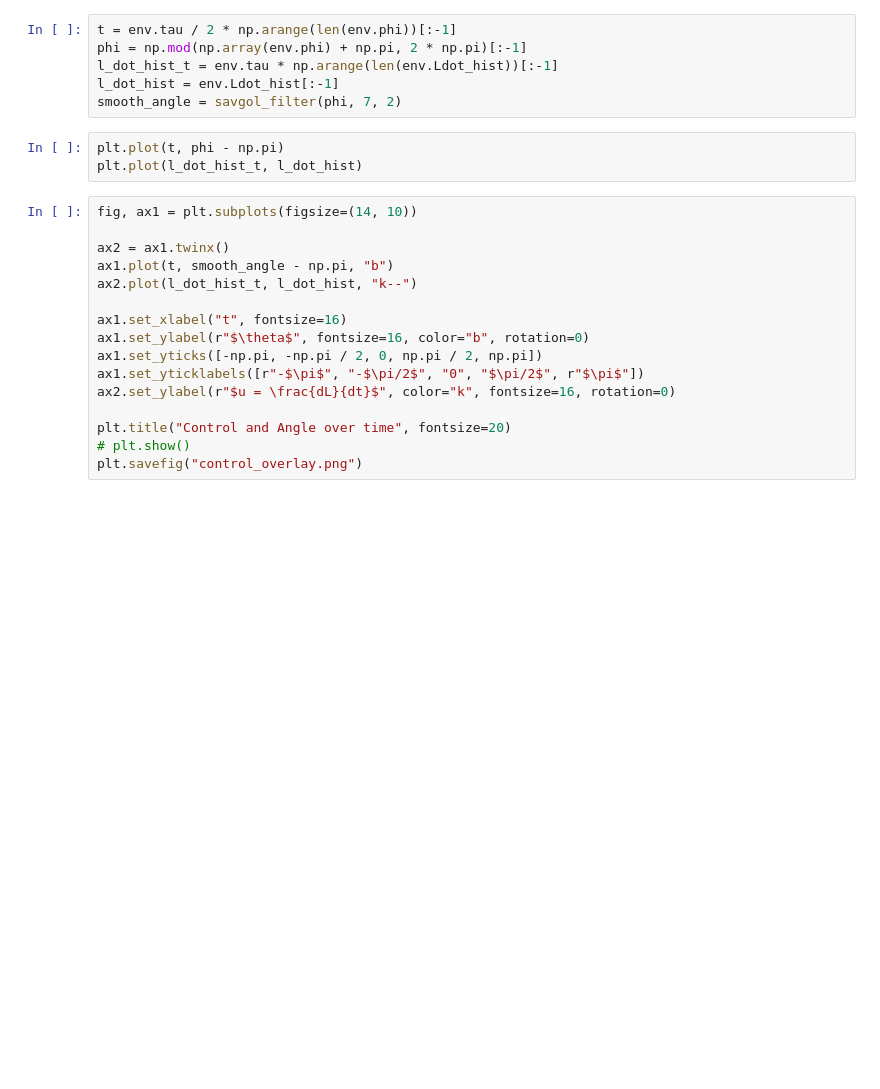
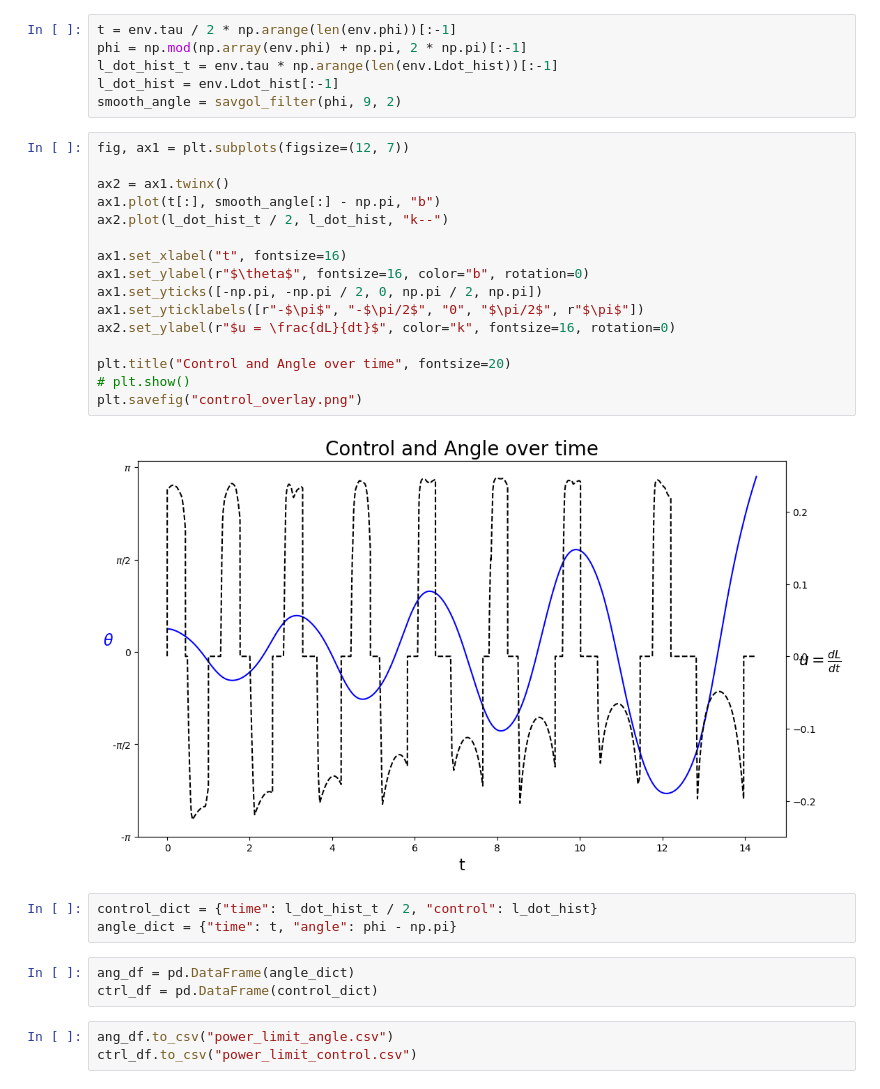
Before and after one commit to davenpi/swinging, a Jupyter notebook: code/eval_agent.ipynb, the cells around one changed output. Drawn from its saved outputs; the diff is of its cells as text; blank space fills up the shorter version.

```diff
--- a/code/eval_agent.ipynb
+++ b/code/eval_agent.ipynb
@@ -98,23 +160,31 @@ t = env.tau / 2 * np.arange(len(env.phi))[:-1]
 phi = np.mod(np.array(env.phi) + np.pi, 2 * np.pi)[:-1]
 l_dot_hist_t = env.tau * np.arange(len(env.Ldot_hist))[:-1]
 l_dot_hist = env.Ldot_hist[:-1]
-smooth_angle = savgol_filter(phi, 7, 2)
+smooth_angle = savgol_filter(phi, 9, 2)
-# %%
-plt.plot(t, phi - np.pi)
-plt.plot(l_dot_hist_t, l_dot_hist)
 # %%
-fig, ax1 = plt.subplots(figsize=(14, 10))
+fig, ax1 = plt.subplots(figsize=(12, 7))
 
 ax2 = ax1.twinx()
-ax1.plot(t, smooth_angle - np.pi, "b")
-ax2.plot(l_dot_hist_t, l_dot_hist, "k--")
+ax1.plot(t[:], smooth_angle[:] - np.pi, "b")
+ax2.plot(l_dot_hist_t / 2, l_dot_hist, "k--")
 
 ax1.set_xlabel("t", fontsize=16)
 ax1.set_ylabel(r"$\theta$", fontsize=16, color="b", rotation=0)
 ax1.set_yticks([-np.pi, -np.pi / 2, 0, np.pi / 2, np.pi])
 ax1.set_yticklabels([r"-$\pi$", "-$\pi/2$", "0", "$\pi/2$", r"$\pi$"])
 ax2.set_ylabel(r"$u = \frac{dL}{dt}$", color="k", fontsize=16, rotation=0)
 
 plt.title("Control and Angle over time", fontsize=20)
 # plt.show()
 plt.savefig("control_overlay.png")
+# %% [output]
+[figure, added]
+# %%
+control_dict = {"time": l_dot_hist_t / 2, "control": l_dot_hist}
+angle_dict = {"time": t, "angle": phi - np.pi}
+# %%
+ang_df = pd.DataFrame(angle_dict)
+ctrl_df = pd.DataFrame(control_dict)
+# %%
+ang_df.to_csv("power_limit_angle.csv")
+ctrl_df.to_csv("power_limit_control.csv")
```
Also changed, not shown: parts of 15 cells of this notebook, 1 other file.
